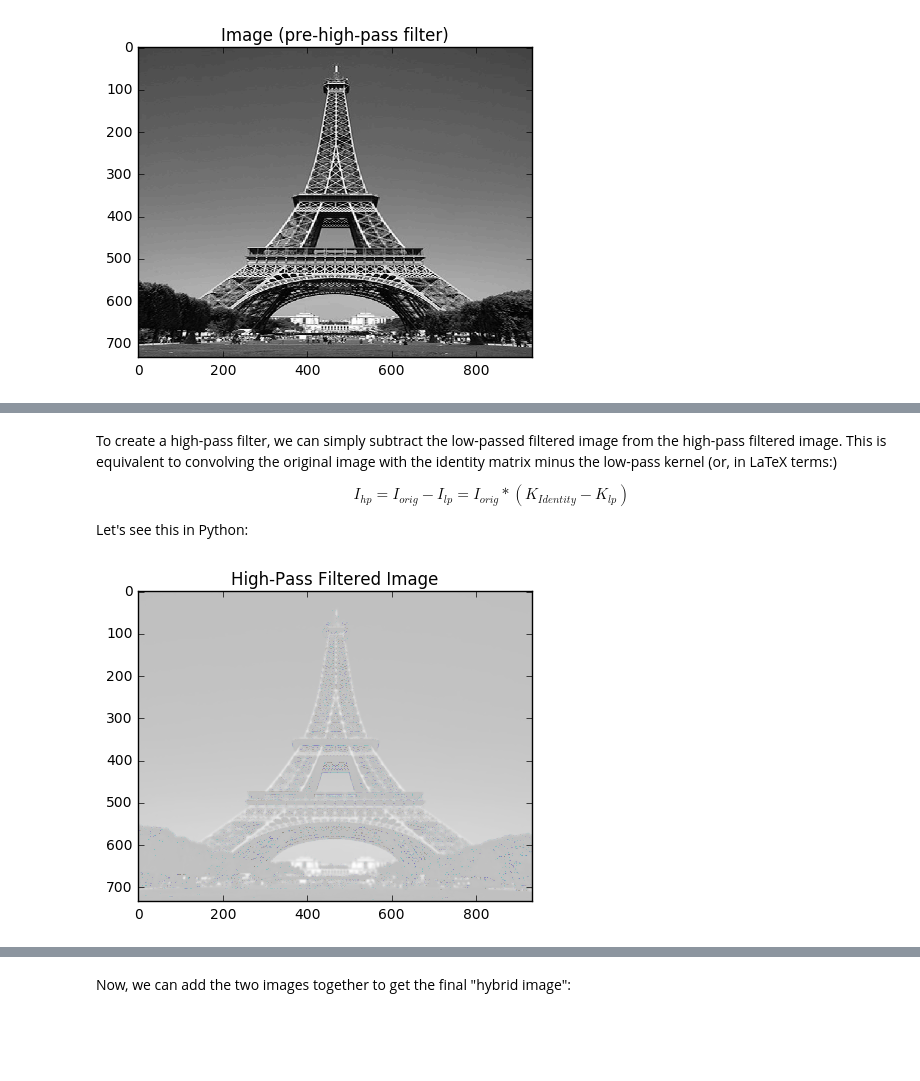
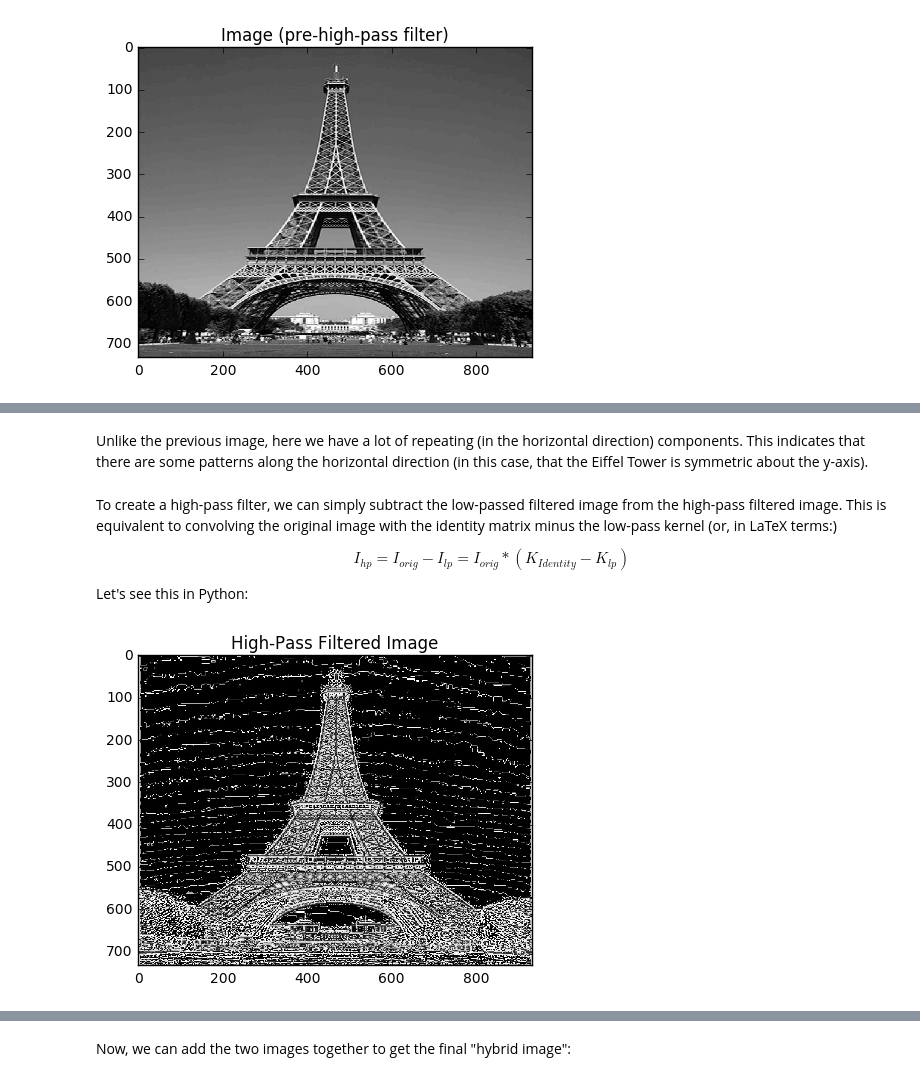
Before and after one commit to mohsaad/tag-dsp, a Jupyter notebook: week-1/advanced/Hybrid Images.ipynb, the cells around one changed output, grey strips where cells are left out. Saved outputs shown, nothing was run; the diff lists cells and outputs as text; code cells hidden in the pictures; blank space fills up the shorter version.

```diff
--- a/week-1/advanced/Hybrid Images.ipynb
+++ b/week-1/advanced/Hybrid Images.ipynb
@@ -73,7 +75,7 @@ A high-pass filter essentially acts as an opposite to the low-pass filter. It fi
 
 So, let's load our second image, and high-pass filter it.
 # %%
-img_hp = Image.open("imgs/im2.png")
+img_hp = cv2.imread("imgs/im2.png", cv2.IMREAD_GRAYSCALE)
 plot(img_hp, "Image (pre-high-pass filter)")
 # %% [output]
 [figure]
@@ -85,3 +87,5 @@ plot(img_hp_fft, "FFT of Image (pre-high-pass filter)")
+# %% [markdown]
+Unlike the previous image, here we have a lot of repeating (in the horizontal direction) components. This indicates that there are some patterns along the horizontal direction (in this case, that the Eiffel Tower is symmetric about the y-axis).
 # %% [markdown]
 To create a high-pass filter, we can simply subtract the low-passed filtered image from the high-pass filtered image. This is equivalent to convolving the original image with the identity matrix minus the low-pass kernel (or, in LaTeX terms:)
 
@@ -89,12 +93,14 @@ $$I_{hp} = I_{orig} - I_{lp} = I_{orig} * (K_{Identity} - K_{lp})$$
 
 Let's see this in Python:
 # %%
-img_lp = ndimage.gaussian_filter(img_hp, 2)
+sigma_high_pass = 2
+
+img_lp = ndimage.gaussian_filter(img_hp, sigma_high_pass)
 img_hp_filtered = img_hp - img_lp
 
 plot(img_hp_filtered, "High-Pass Filtered Image")
 # %% [output]
-[figure, old version]
+[figure, new version]
 # %%
 img_hp_fft = fft2d(img_hp_filtered)
 plot(img_hp_fft, "High-Pass Filtered Image FFT")
```
Also changed, not shown: parts of 13 cells of this notebook.
